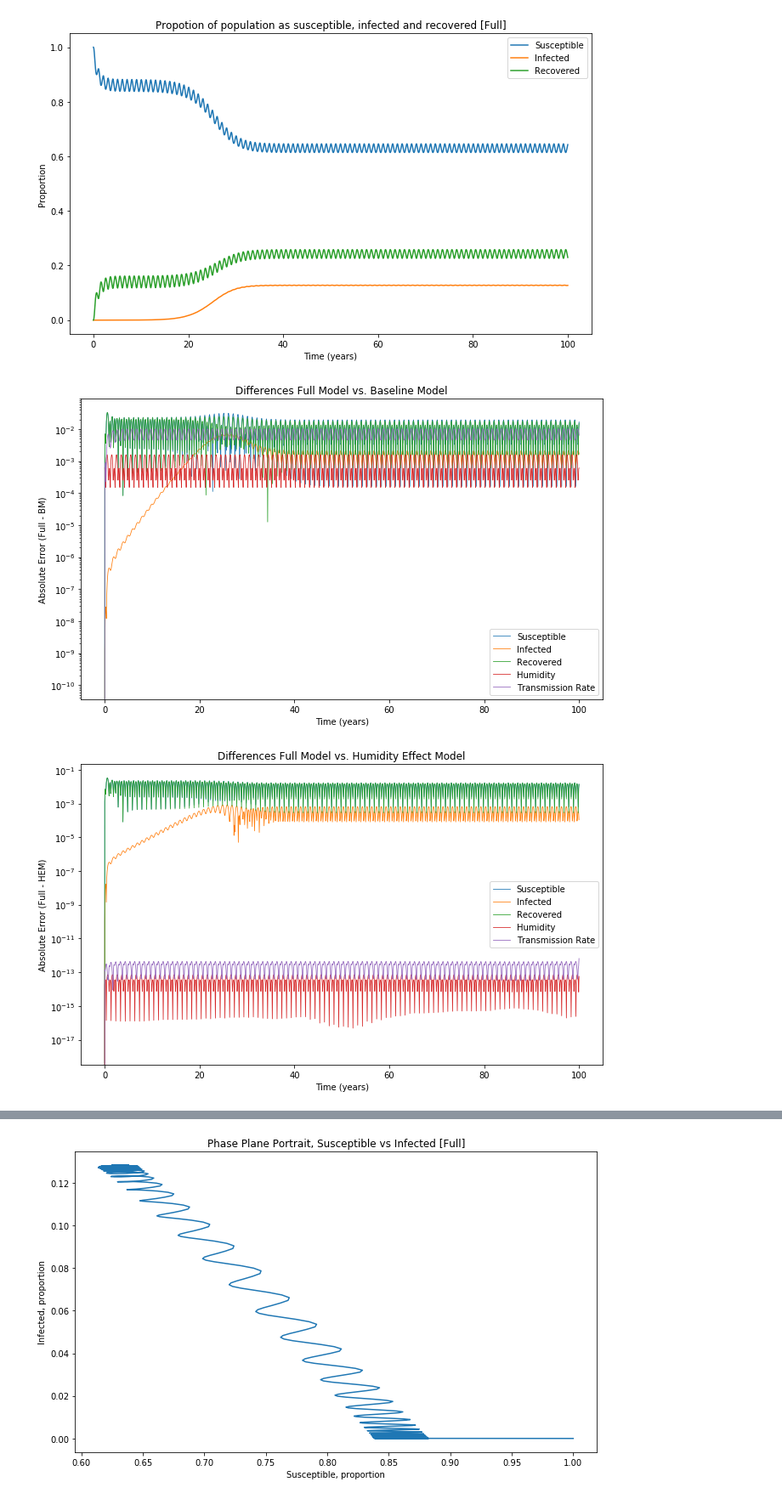
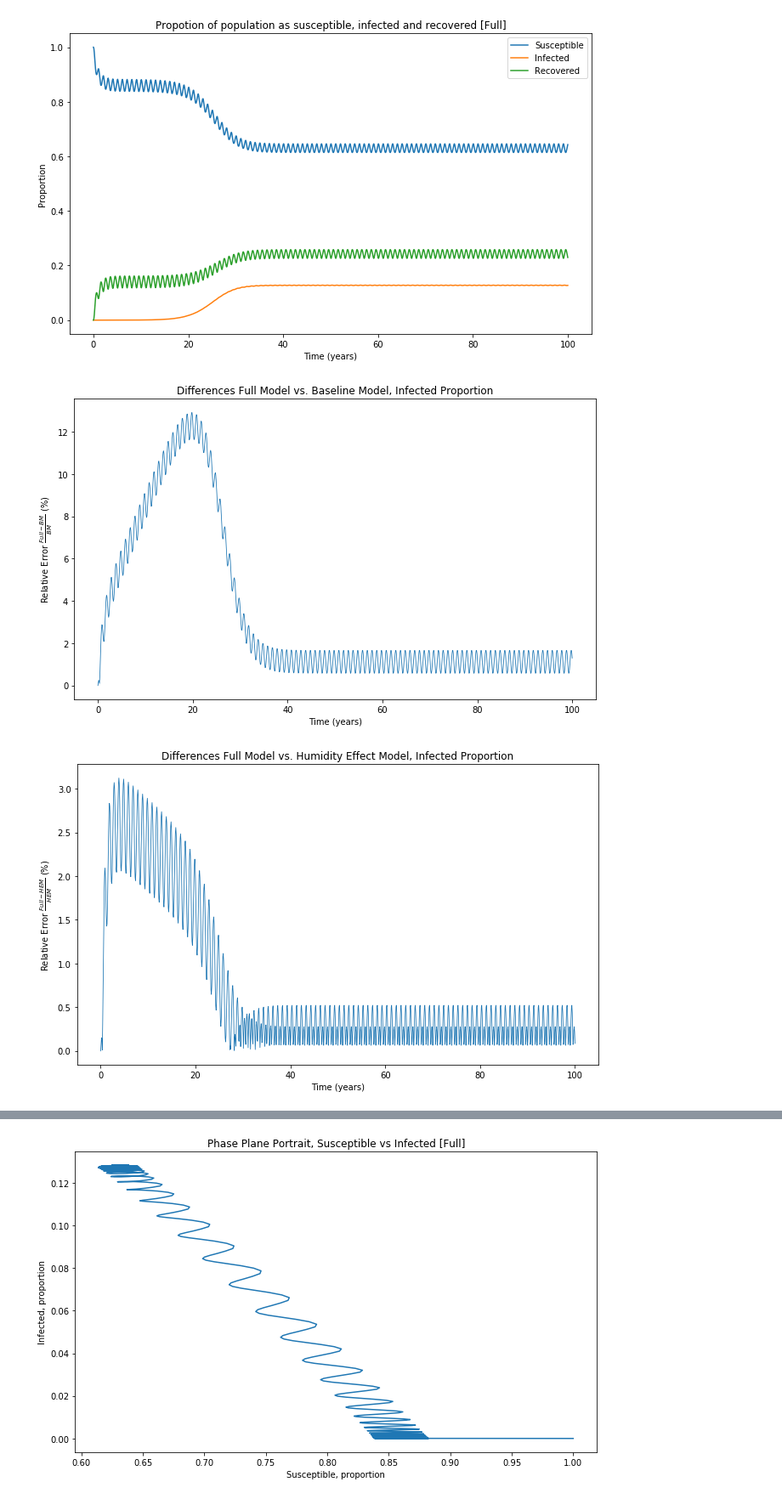
Before and after one commit to dwu402/self-harm, a Jupyter notebook: climate_forward.ipynb, the cells around one changed output, grey strips where cells are left out. Shown at 85% size. Drawn from its saved outputs; the diff is of its cells as text; code cells hidden in the pictures.

```diff
--- a/climate_forward.ipynb
+++ b/climate_forward.ipynb
@@ -335,2 +347,5 @@ S, I, R, Q, L = solution_full.y
+# %%
+Tf = solution_full.t
+Sf, If, Rf, Qf, Lf = solution_full.y
 # %%
 plt.figure()
@@ -343,21 +358,20 @@ plt.ylabel("Proportion");
 [figure]
 # %%
 plt.figure()
-plt.semilogy(T, np.abs((solution_an.sol(T) - solution_full.y).T), linewidth=0.8)
-plt.legend(["Susceptible", "Infected", "Recovered", "Humidity", "Transmission Rate"])
-plt.title("Differences Full Model vs. Baseline Model")
-plt.ylabel("Absolute Error (Full - BM)")
+plt.plot(Tf, 100*np.abs(((solution_an.sol(Tf) - solution_full.y)/solution_an.sol(Tf))[1].T), linewidth=0.8)
+# plt.legend(["Susceptible", "Infected", "Recovered", "Humidity", "Transmission Rate"])
+plt.title("Differences Full Model vs. Baseline Model, Infected Proportion")
+plt.ylabel(r"Relative Error $\frac{Full - BM}{BM}$ (%)")
 plt.xlabel("Time (years)");
 # %% [output]
-[figure, old version]
+[figure, new version]
 # %%
 plt.figure()
-plt.semilogy(T, np.abs((solution_wh.sol(T) - solution_full.y).T), linewidth=0.8)
-plt.legend(["Susceptible", "Infected", "Recovered", "Humidity", "Transmission Rate"])
-plt.title("Differences Full Model vs. Humidity Effect Model")
-plt.ylabel("Absolute Error (Full - HEM)")
+plt.plot(Tf, 100*np.abs(((solution_wh.sol(Tf) - solution_full.y)/solution_wh.sol(Tf))[1].T), linewidth=0.8)
+plt.title("Differences Full Model vs. Humidity Effect Model, Infected Proportion")
+plt.ylabel(r"Relative Error $\frac{Full - HEM}{HEM}$ (%)")
 plt.xlabel("Time (years)");
 # %% [output]
-[figure, old version]
+[figure, new version]
 # %%
 plt.figure()
```
Also changed, not shown: parts of 14 cells of this notebook.
